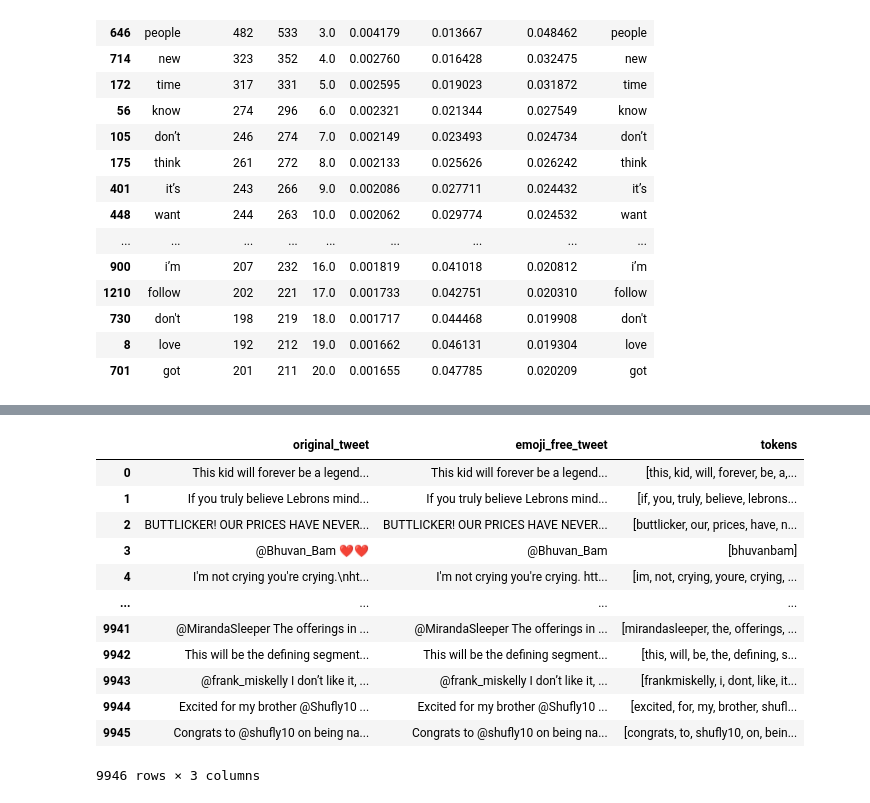
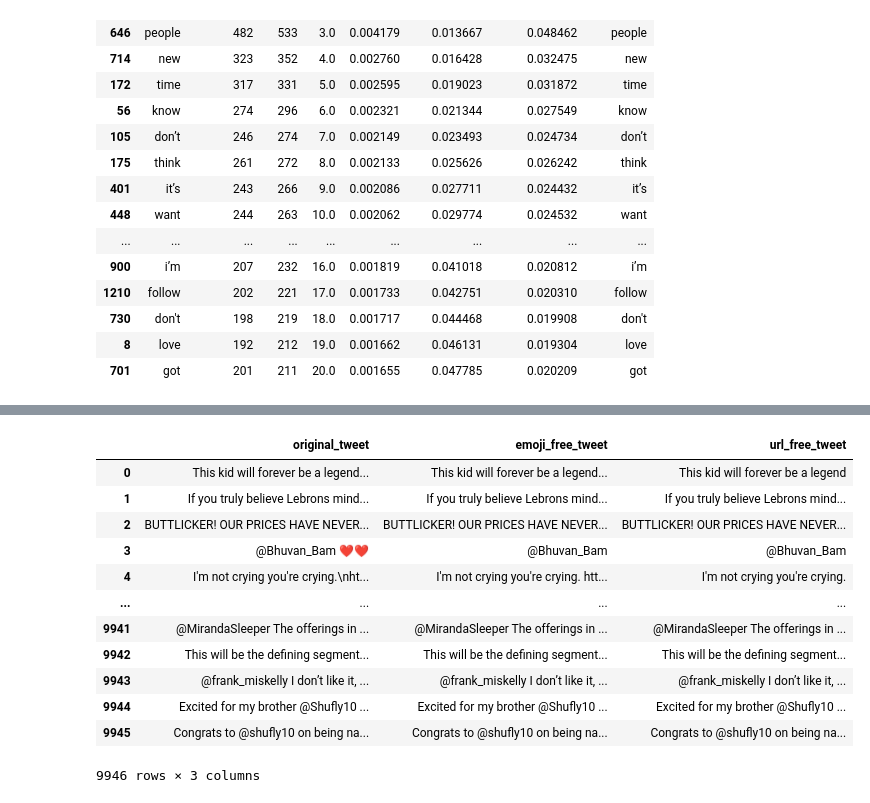
Before and after one commit to jacobpad/Labs-Stuff, a Jupyter notebook: Elon_twitter.ipynb, the cells around one changed output, grey strips where cells are left out. Drawn from its saved outputs; the diff is of its cells as text; code cells hidden in the pictures.

```diff
--- a/Elon_twitter.ipynb
+++ b/Elon_twitter.ipynb
@@ -296,12 +296,19 @@ See the caveats in the documentation: https://pandas.pydata.org/pandas-docs/stab
 | 8 | love | 192 | 212 | 19.0 | 0.001662 | 0.046131 | 0.019304 | love |
 | 701 | got | 201 | 211 | 20.0 | 0.001655 | 0.047785 | 0.020209 | got |
 # %%
+# Imports
 import requests
 import json
 
-
-url = 'https://raw.githubusercontent.com/jacobpad/Labs-Stuff/master/elonmusk_followers%20(1).json'
-
+# Get the JSON
+url = 'https://raw.githubusercontent.com/jacobpad/Labs-Stuff/master/elonmusk_followers_english_only.json'
 r = requests.get(url)
 df = r.json()
-# df
+
+# Simple ormating to work with the JSON
+df = pd.DataFrame(df.values())
+col = ['original_tweet']
+df = df.rename(columns={0:'original_tweet'})
+
+# View it
+df
@@ -382,23 +367,35 @@ def tokenize(text):
-# %%
-# Tokenizer
-tokenizer = Tokenizer(nlp.vocab)
-
-# Apply tokenizer
-df['tokens'] = df['emoji_free_tweet'].apply(tokenize)
-
-# View
-df
-# %% [output]
-|  | original_tweet | emoji_free_tweet | tokens |
-| 0 | This kid will forever be a legend... | This kid will forever be a legend... | [this, kid, will, forever, be, a,... |
-| 1 | If you truly believe Lebrons mind... | If you truly believe Lebrons mind... | [if, you, truly, believe, lebrons... |
-| 2 | BUTTLICKER! OUR PRICES HAVE NEVER... | BUTTLICKER! OUR PRICES HAVE NEVER... | [buttlicker, our, prices, have, n... |
-| 3 | @Bhuvan_Bam ❤️❤️ | @Bhuvan_Bam | [bhuvanbam] |
-| 4 | I'm not crying you're crying.\nht... | I'm not crying you're crying. htt... | [im, not, crying, youre, crying, ... |
-| ... | ... | ... | ... |
-| 9941 | @MirandaSleeper The offerings in ... | @MirandaSleeper The offerings in ... | [mirandasleeper, the, offerings, ... |
-| 9942 | This will be the defining segment... | This will be the defining segment... | [this, will, be, the, defining, s... |
-| 9943 | @frank_miskelly I don’t like it, ... | @frank_miskelly I don’t like it, ... | [frankmiskelly, i, dont, like, it... |
-| 9944 | Excited for my brother @Shufly10 ... | Excited for my brother @Shufly10 ... | [excited, for, my, brother, shufl... |
-| 9945 | Congrats to @shufly10 on being na... | Congrats to @shufly10 on being na... | [congrats, to, shufly10, on, bein... |
-9946 rows × 3 columns
+# %%
+# Removing url's
+def remove_url(text):
+    """
+    Remove URL's
+    Accepts:
+        emoji_free_tweet
+    Returns:
+        emoji_free_tweet & url_free_tweet
+    Makes a new column
+    """
+    # https://www.youtube.com/watch?v=O2onA4r5UaY
+    pattern = r"http\S+"
+    tokens = re.sub(pattern, "", text)
+    return tokens
+
+# Make new url_free_tweet column by applying the function on emoji_free_tweet
+df['url_free_tweet'] = df['emoji_free_tweet'].apply(remove_url)
+
+# View
+df
+# %% [output]
+|  | original_tweet | emoji_free_tweet | url_free_tweet |
+| 0 | This kid will forever be a legend... | This kid will forever be a legend... | This kid will forever be a legend |
+| 1 | If you truly believe Lebrons mind... | If you truly believe Lebrons mind... | If you truly believe Lebrons mind... |
+| 2 | BUTTLICKER! OUR PRICES HAVE NEVER... | BUTTLICKER! OUR PRICES HAVE NEVER... | BUTTLICKER! OUR PRICES HAVE NEVER... |
+| 3 | @Bhuvan_Bam ❤️❤️ | @Bhuvan_Bam | @Bhuvan_Bam |
+| 4 | I'm not crying you're crying.\nht... | I'm not crying you're crying. htt... | I'm not crying you're crying. |
+| ... | ... | ... | ... |
+| 9941 | @MirandaSleeper The offerings in ... | @MirandaSleeper The offerings in ... | @MirandaSleeper The offerings in ... |
+| 9942 | This will be the defining segment... | This will be the defining segment... | This will be the defining segment... |
+| 9943 | @frank_miskelly I don’t like it, ... | @frank_miskelly I don’t like it, ... | @frank_miskelly I don’t like it, ... |
+| 9944 | Excited for my brother @Shufly10 ... | Excited for my brother @Shufly10 ... | Excited for my brother @Shufly10 ... |
+| 9945 | Congrats to @shufly10 on being na... | Congrats to @shufly10 on being na... | Congrats to @shufly10 on being na... |
+9946 rows × 3 columns
```
Also changed, not shown: parts of 14 cells of this notebook.
